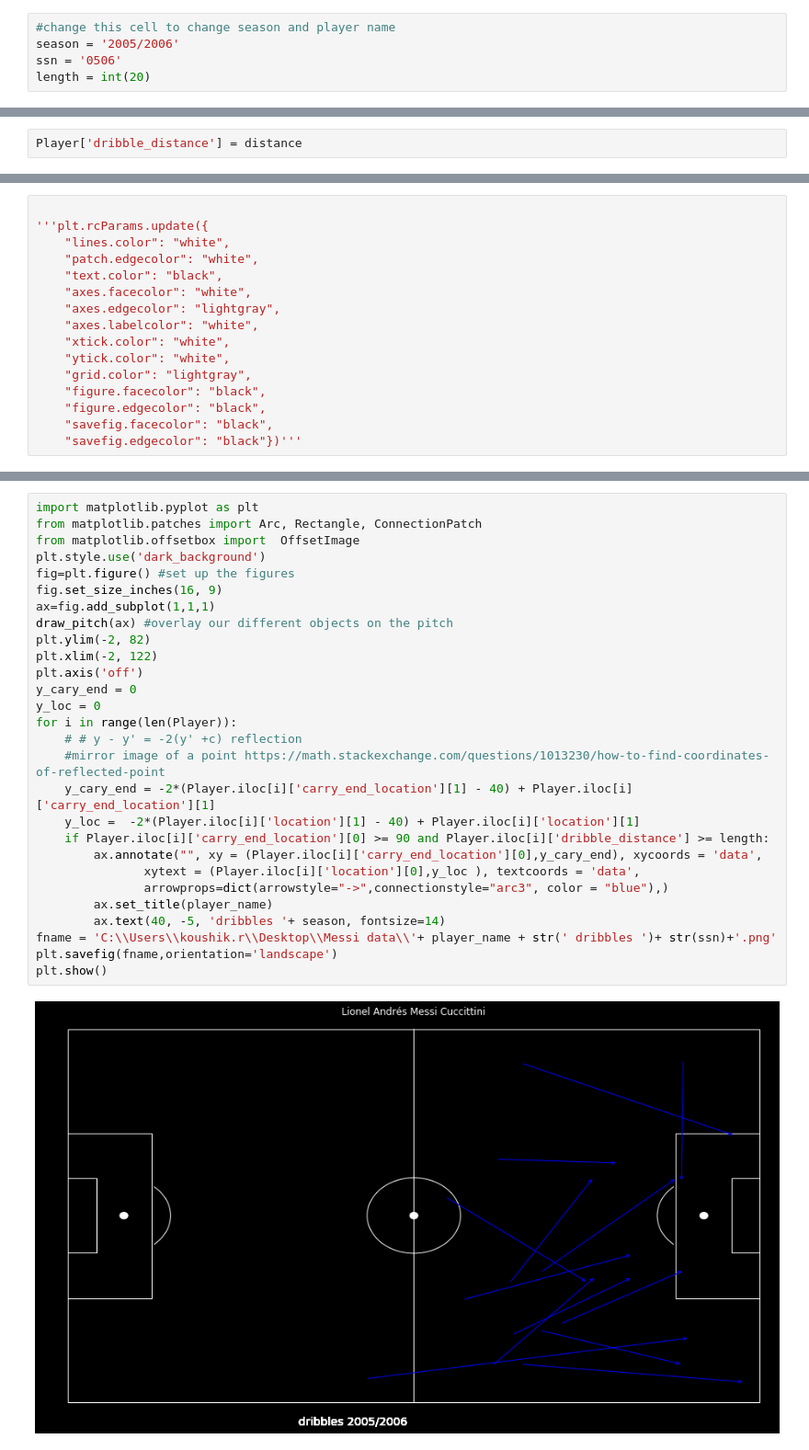
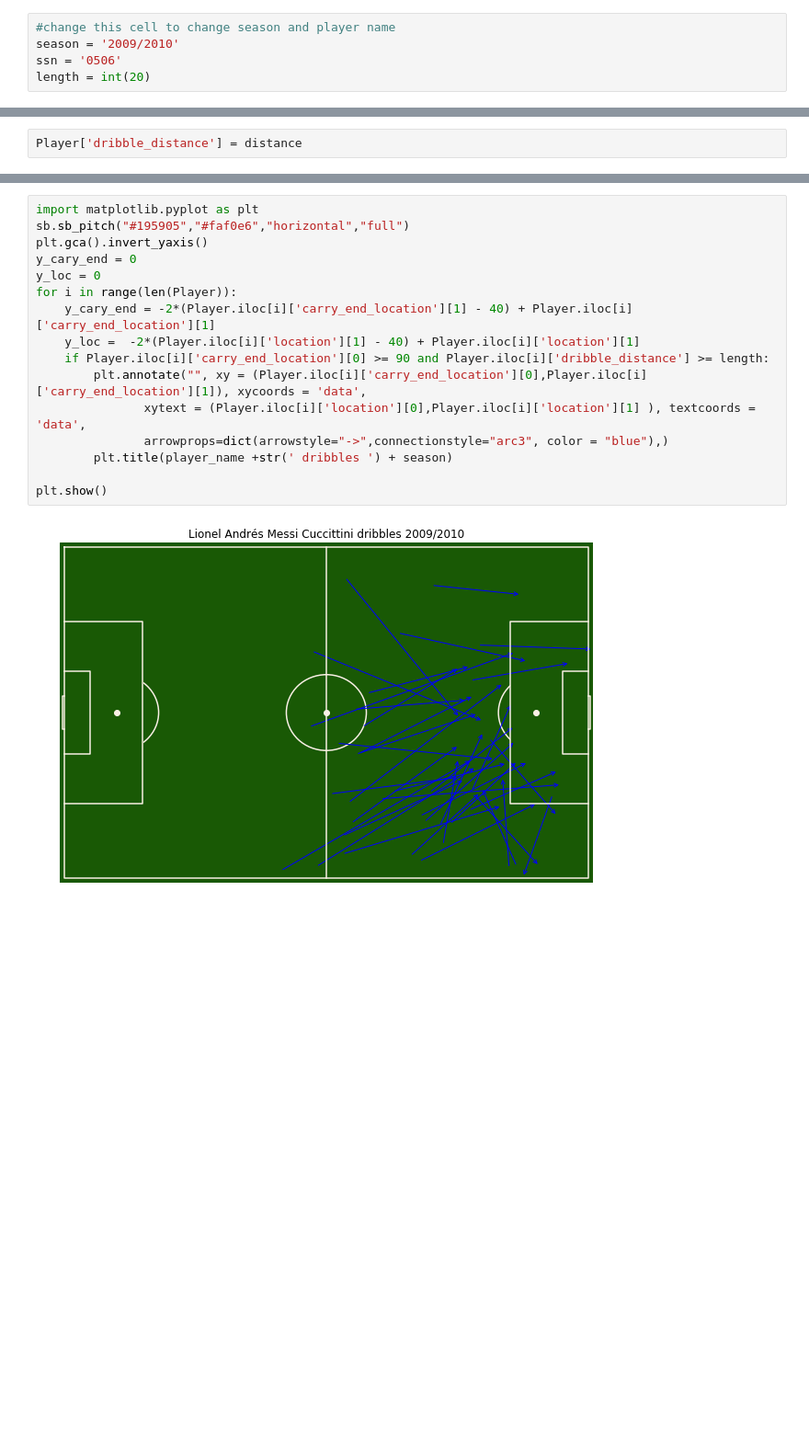
Before and after one commit to koushikkirugulige/Football-Analytics, a Jupyter notebook: Dribbles by player and season.ipynb, the cells around one changed output, grey strips where cells are left out. Shown: that part at 92% size. Drawn from its saved outputs; the diff is of its cells as text; blank space fills up the shorter version.

Commit message:
new pitch map

```diff
--- a/Dribbles by player and season.ipynb
+++ b/Dribbles by player and season.ipynb
@@ -1,6 +1,6 @@
 # %%
 #change this cell to change season and player name
-season = '2005/2006'
+season = '2009/2010'
 ssn = '0506'
 length = int(20)
 # %%
@@ -89,16 +61,0 @@ def draw_pitch(ax):
-# %%
-
-'''plt.rcParams.update({
-    "lines.color": "white",
-    "patch.edgecolor": "white",
-    "text.color": "black",
-    "axes.facecolor": "white",
-    "axes.edgecolor": "lightgray",
-    "axes.labelcolor": "white",
-    "xtick.color": "white",
-    "ytick.color": "white",
-    "grid.color": "lightgray",
-    "figure.facecolor": "black",
-    "figure.edgecolor": "black",
-    "savefig.facecolor": "black",
-    "savefig.edgecolor": "black"})'''
@@ -107,30 +62,18 @@ def draw_pitch(ax):
 # %%
 import matplotlib.pyplot as plt
-from matplotlib.patches import Arc, Rectangle, ConnectionPatch
-from matplotlib.offsetbox import  OffsetImage
-plt.style.use('dark_background')
-fig=plt.figure() #set up the figures
-fig.set_size_inches(16, 9)
-ax=fig.add_subplot(1,1,1)
-draw_pitch(ax) #overlay our different objects on the pitch
-plt.ylim(-2, 82)
-plt.xlim(-2, 122)
-plt.axis('off')
+sb.sb_pitch("#195905","#faf0e6","horizontal","full")
+plt.gca().invert_yaxis()
 y_cary_end = 0
 y_loc = 0
 for i in range(len(Player)):
-    # # y - y' = -2(y' +c) reflection
-    #mirror image of a point https://math.stackexchange.com/questions/1013230/how-to-find-coordinates-of-reflected-point
     y_cary_end = -2*(Player.iloc[i]['carry_end_location'][1] - 40) + Player.iloc[i]['carry_end_location'][1]
     y_loc =  -2*(Player.iloc[i]['location'][1] - 40) + Player.iloc[i]['location'][1]
     if Player.iloc[i]['carry_end_location'][0] >= 90 and Player.iloc[i]['dribble_distance'] >= length:
-        ax.annotate("", xy = (Player.iloc[i]['carry_end_location'][0],y_cary_end), xycoords = 'data',
-               xytext = (Player.iloc[i]['location'][0],y_loc ), textcoords = 'data',
+        plt.annotate("", xy = (Player.iloc[i]['carry_end_location'][0],Player.iloc[i]['carry_end_location'][1]), xycoords = 'data',
+               xytext = (Player.iloc[i]['location'][0],Player.iloc[i]['location'][1] ), textcoords = 'data',
                arrowprops=dict(arrowstyle="->",connectionstyle="arc3", color = "blue"),)
-        ax.set_title(player_name)
-        ax.text(40, -5, 'dribbles '+ season, fontsize=14)
-fname = 'C:\\Users\\koushik.r\\Desktop\\Messi data\\'+ player_name + str(' dribbles ')+ str(ssn)+'.png'
-plt.savefig(fname,orientation='landscape')
+        plt.title(player_name +str(' dribbles ') + season)
+
 plt.show()
 # %% [output]
-[figure, old version]
+[figure, new version]
```
Also changed, not shown: parts of 5 cells of this notebook.
